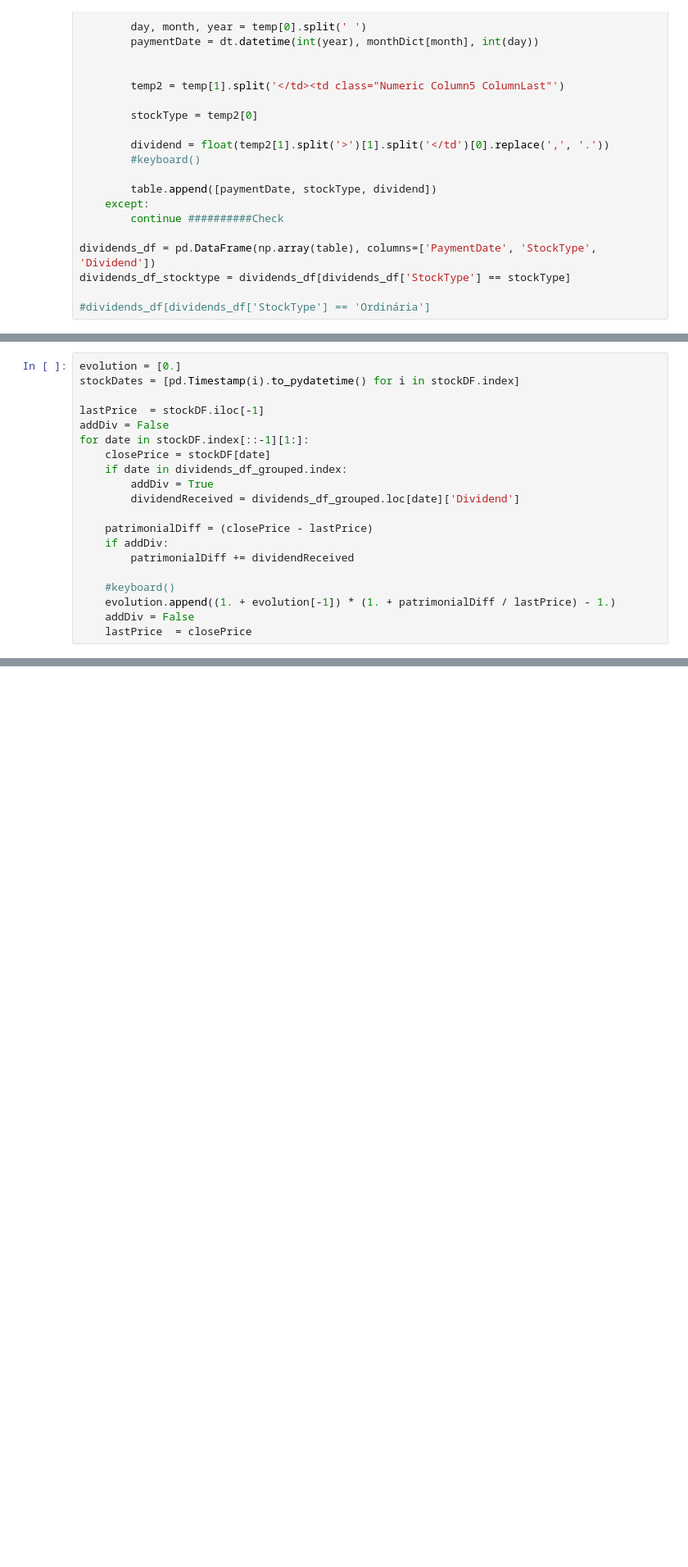
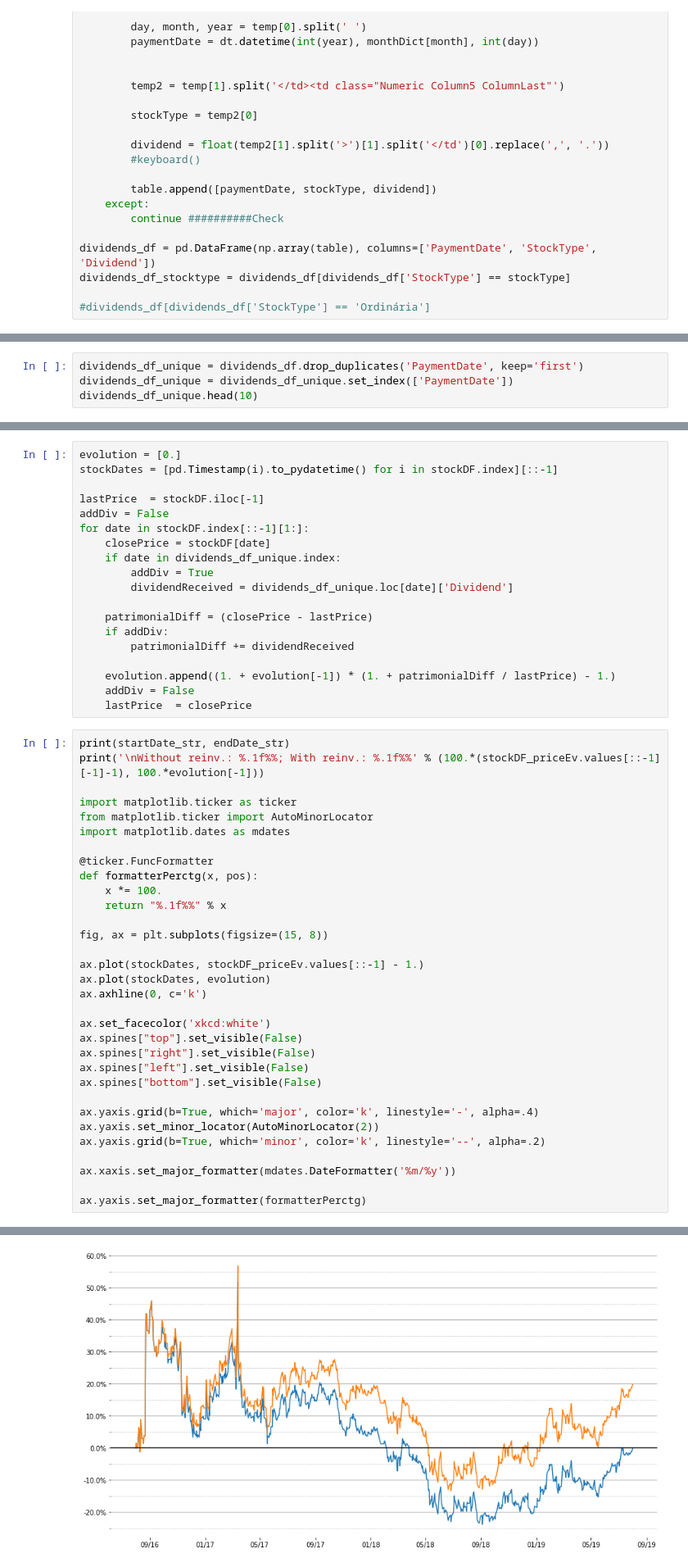
Before and after one commit to carlos-faria/Financial-Markets, a Jupyter notebook: dividends.ipynb, the cells around one changed output, grey strips where cells are left out. Shown at 82% size. Drawn from its saved outputs; the diff is of its cells as text; blank space fills up the shorter version.

```diff
--- a/dividends.ipynb
+++ b/dividends.ipynb
@@ -85,0 +105,4 @@ dividends_df_grouped[::-1].head()
+# %%
+dividends_df_unique = dividends_df.drop_duplicates('PaymentDate', keep='first')
+dividends_df_unique = dividends_df_unique.set_index(['PaymentDate'])
+dividends_df_unique.head(10)
@@ -86,20 +122,52 @@ dividends_df_grouped[::-1].head()
 # %%
 evolution = [0.]
-stockDates = [pd.Timestamp(i).to_pydatetime() for i in stockDF.index]
+stockDates = [pd.Timestamp(i).to_pydatetime() for i in stockDF.index][::-1]
 
 lastPrice  = stockDF.iloc[-1]
 addDiv = False
 for date in stockDF.index[::-1][1:]:
     closePrice = stockDF[date]
-    if date in dividends_df_grouped.index:
+    if date in dividends_df_unique.index:
         addDiv = True
-        dividendReceived = dividends_df_grouped.loc[date]['Dividend']
+        dividendReceived = dividends_df_unique.loc[date]['Dividend']
 
     patrimonialDiff = (closePrice - lastPrice)
     if addDiv:
         patrimonialDiff += dividendReceived
 
-    #keyboard()
     evolution.append((1. + evolution[-1]) * (1. + patrimonialDiff / lastPrice) - 1.)
     addDiv = False
     lastPrice  = closePrice
+# %%
+print(startDate_str, endDate_str)
+print('\nWithout reinv.: %.1f%%; With reinv.: %.1f%%' % (100.*(stockDF_priceEv.values[::-1][-1]-1), 100.*evolution[-1]))
+
+import matplotlib.ticker as ticker
+from matplotlib.ticker import AutoMinorLocator
+import matplotlib.dates as mdates
+
+@ticker.FuncFormatter
+def formatterPerctg(x, pos):
+    x *= 100.
+    return "%.1f%%" % x
+
+fig, ax = plt.subplots(figsize=(15, 8))
+
+ax.plot(stockDates, stockDF_priceEv.values[::-1] - 1.)
+ax.plot(stockDates, evolution)
+ax.axhline(0, c='k')
+
+ax.set_facecolor('xkcd:white')
+ax.spines["top"].set_visible(False)
+ax.spines["right"].set_visible(False)
+ax.spines["left"].set_visible(False)
+ax.spines["bottom"].set_visible(False)
+
+ax.yaxis.grid(b=True, which='major', color='k', linestyle='-', alpha=.4)
+ax.yaxis.set_minor_locator(AutoMinorLocator(2))
+ax.yaxis.grid(b=True, which='minor', color='k', linestyle='--', alpha=.2)
+
+ax.xaxis.set_major_formatter(mdates.DateFormatter('%m/%y'))
+
+ax.yaxis.set_major_formatter(formatterPerctg)
+# %% [output]
@@ -106 +177,2 @@ for date in stockDF.index[::-1][1:]:
+[figure, added]
 # %%
```
Also changed, not shown: parts of 7 cells of this notebook.
